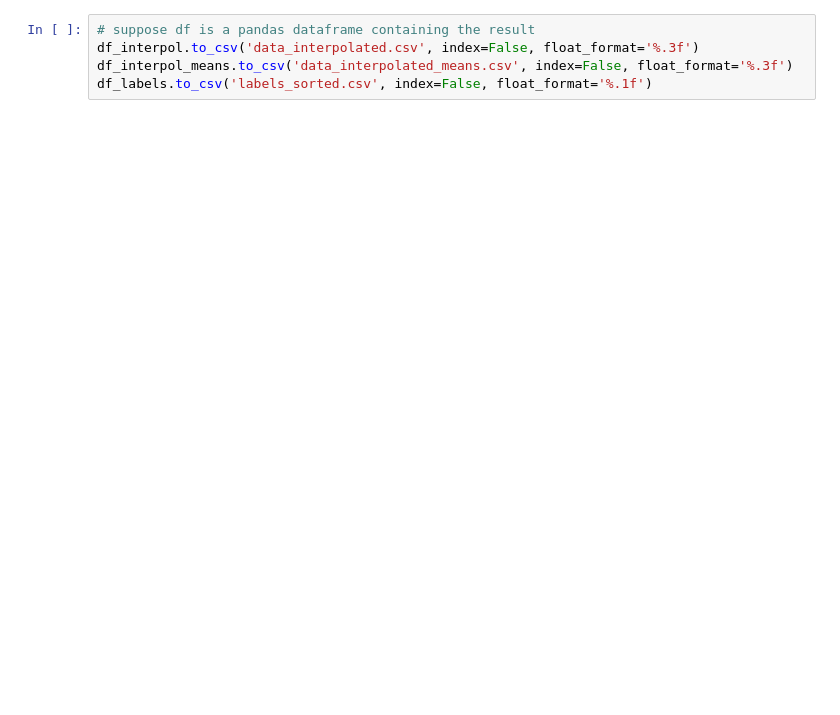
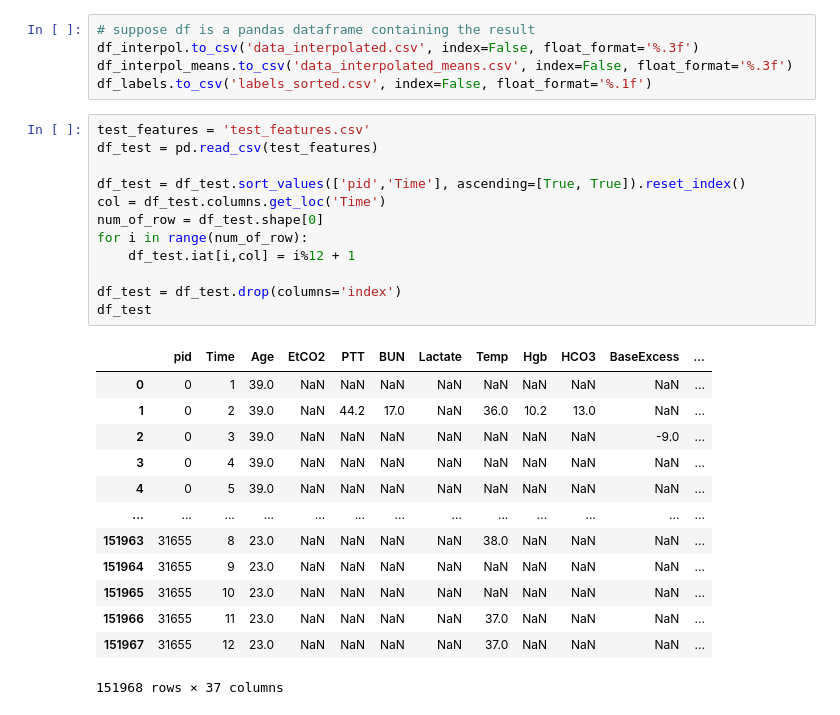
Before and after one commit to richdanis/IML_Projects, a Jupyter notebook: task2/Code/Looking_at_the_data.ipynb, the cells around one changed output. Saved outputs shown, nothing was run; the diff lists cells and outputs as text; blank space fills up the shorter version.

```diff
--- a/task2/Code/Looking_at_the_data.ipynb
+++ b/task2/Code/Looking_at_the_data.ipynb
@@ -114,3 +64,29 @@ df_labels
 df_interpol.to_csv('data_interpolated.csv', index=False, float_format='%.3f')
 df_interpol_means.to_csv('data_interpolated_means.csv', index=False, float_format='%.3f')
 df_labels.to_csv('labels_sorted.csv', index=False, float_format='%.1f')
+# %%
+test_features = 'test_features.csv'
+df_test = pd.read_csv(test_features)
+
+df_test = df_test.sort_values(['pid','Time'], ascending=[True, True]).reset_index()
+col = df_test.columns.get_loc('Time')
+num_of_row = df_test.shape[0]
+for i in range(num_of_row):
+    df_test.iat[i,col] = i%12 + 1
+
+df_test = df_test.drop(columns='index')
+df_test
+# %% [output]
+|  | pid | Time | Age | EtCO2 | PTT | BUN | Lactate | Temp | Hgb | HCO3 | BaseExcess | ... |
+| 0 | 0 | 1 | 39.0 | NaN | NaN | NaN | NaN | NaN | NaN | NaN | NaN | ... |
+| 1 | 0 | 2 | 39.0 | NaN | 44.2 | 17.0 | NaN | 36.0 | 10.2 | 13.0 | NaN | ... |
+| 2 | 0 | 3 | 39.0 | NaN | NaN | NaN | NaN | NaN | NaN | NaN | -9.0 | ... |
+| 3 | 0 | 4 | 39.0 | NaN | NaN | NaN | NaN | NaN | NaN | NaN | NaN | ... |
+| 4 | 0 | 5 | 39.0 | NaN | NaN | NaN | NaN | NaN | NaN | NaN | NaN | ... |
+| ... | ... | ... | ... | ... | ... | ... | ... | ... | ... | ... | ... | ... |
+| 151963 | 31655 | 8 | 23.0 | NaN | NaN | NaN | NaN | 38.0 | NaN | NaN | NaN | ... |
+| 151964 | 31655 | 9 | 23.0 | NaN | NaN | NaN | NaN | NaN | NaN | NaN | NaN | ... |
+| 151965 | 31655 | 10 | 23.0 | NaN | NaN | NaN | NaN | NaN | NaN | NaN | NaN | ... |
+| 151966 | 31655 | 11 | 23.0 | NaN | NaN | NaN | NaN | 37.0 | NaN | NaN | NaN | ... |
+| 151967 | 31655 | 12 | 23.0 | NaN | NaN | NaN | NaN | 37.0 | NaN | NaN | NaN | ... |
+151968 rows × 37 columns
```
Also changed, not shown: parts of 8 cells of this notebook, 2 other files.
